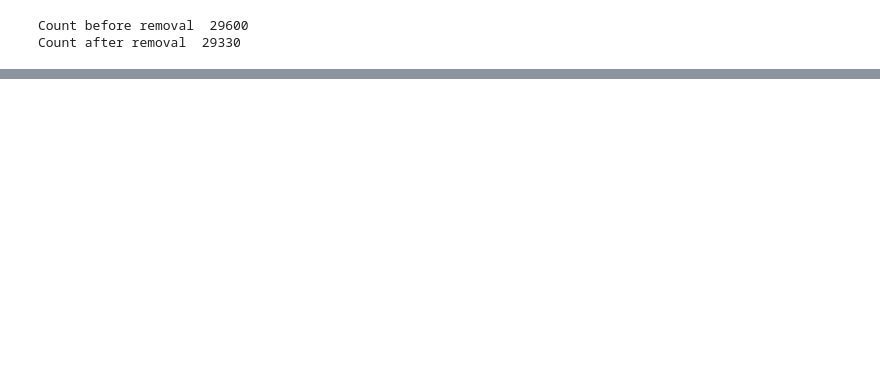
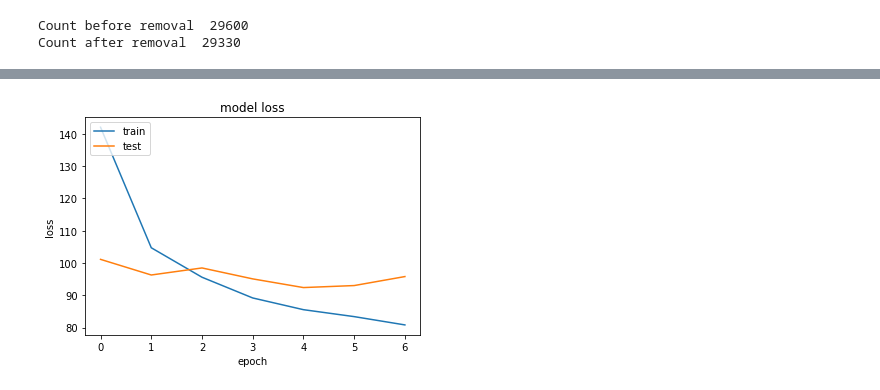
Before and after one commit to ronitronitronit/final, a Jupyter notebook: booksproject.ipynb, the cells around one changed output, grey strips where cells are left out. Saved outputs shown, nothing was run; the diff lists cells and outputs as text; code cells hidden in the pictures; blank space fills up the shorter version.

```diff
--- a/booksproject.ipynb
+++ b/booksproject.ipynb
@@ -496,29 +518,30 @@ embedding_matrix = np.zeros((vocab_size, EMBEDDING_DIMENSION))
 for word, index in tokenizer.word_index.items():
     embedding_vector = embeddings_dictionary.get(word)
     if embedding_vector is not None:
-        embedding_matrix[index] = embedding_vector
+        embedding_matrix[index-1] = embedding_vector
 # %%
+"""
+Try as regression
+"""
+
 from keras.models import Sequential
 from keras.layers import Embedding, Flatten, Dense
-
-
-# FROM THE BOOK p190 - COULDN"T GET THIS TO WORK
+from tensorflow.keras.optimizers import Adam
 
 model = Sequential()
 model.add(Embedding(vocab_size, EMBEDDING_DIMENSION, weights=[embedding_matrix], input_length=MAX_LENGTH))
 model.add(Flatten())
 model.add(Dense(32, activation='relu'))
-model.add(Dense(1, activation='sigmoid'))
+model.add(Dense(1))
 
 model.layers[0].set_weights([embedding_matrix])
 model.layers[0].trainable = False
 model.summary()
 
-model.compile(optimizer='rmsprop',
-loss='binary_crossentropy',
-metrics=['acc'])
+model.compile(optimizer=Adam(learning_rate=0.1), loss='mean_absolute_error')
+
 history = model.fit(x_train, y_train,
-epochs=10,
+epochs=7,
 batch_size=32,
 validation_data=(x_test, y_test))
 model.save_weights('pre_trained_glove_model.h5')
@@ -548,13 +565,0 @@ ValueError: in user code:
-# %%
-from keras.models import Model, Input
-
-# DID THIS FROM HERE INSTEAD https://stackabuse.com/python-for-nlp-creating-multi-data-type-classification-models-with-keras/
-
-input2 = Input(shape=(200,))
-dense_layer_1 = Dense(10, activation='relu')(input2)
-dense_layer_2 = Dense(10, activation='relu')(dense_layer_1)
-output = Dense(148, activation='softmax')(dense_layer_2)
-
-model = Model(inputs=input2, outputs=output)
-model.compile(loss='binary_crossentropy', optimizer='adam', metrics=['acc'])
-history = model.fit(x_train, y_train, batch_size=128, epochs=10, verbose=1, validation_split=0.2)
@@ -582,6 +592,15 @@ Epoch 10/10
 # %%
+import matplotlib.pyplot as plt
+
 score = model.evaluate(x_test, y_test, verbose=1)
+print("Test Score:", score)
 
-print("Test Score:", score[0])
-print("Test Accuracy:", score[1])
+plt.plot(history.history['loss'])
+plt.plot(history.history['val_loss'])
+
+plt.title('model loss')
+plt.ylabel('loss')
+plt.xlabel('epoch')
+plt.legend(['train','test'], loc='upper left')
+plt.show()
 # %% [output]
@@ -592 +609,2 @@ ValueError: in user code:
+[figure, added]
 # %%
```
Also changed, not shown: parts of 34 cells of this notebook.
